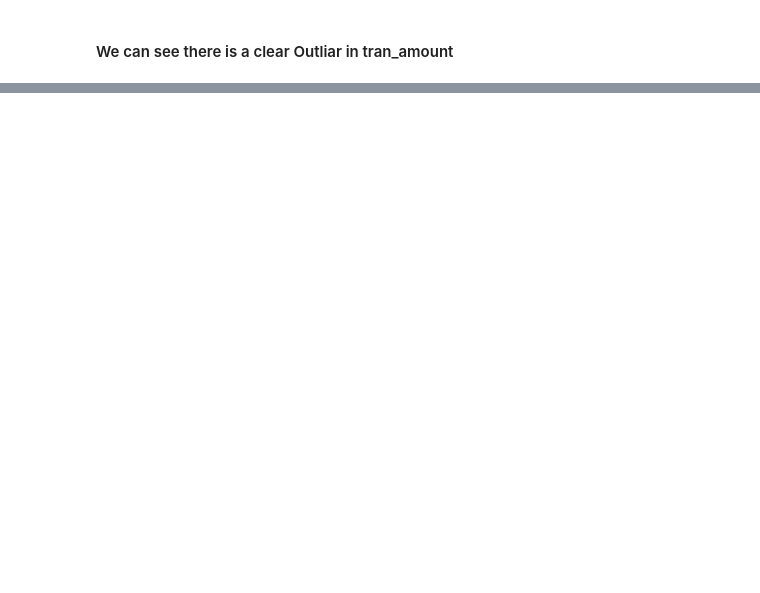
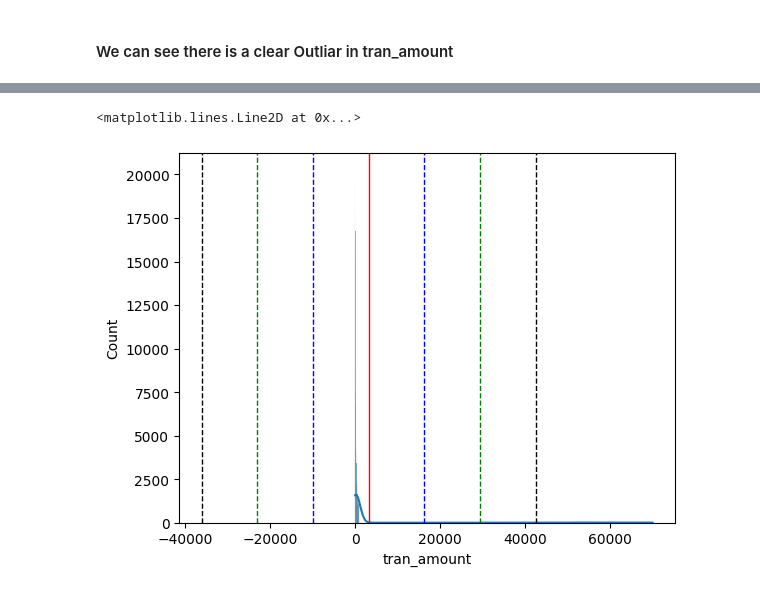
Before and after one commit to jdhova/DummyBank, a Jupyter notebook: Transaction.ipynb, the cells around one changed output, grey strips where cells are left out. Cells and saved outputs as stored; diff of their text form; code cells hidden in the pictures; blank space fills up the shorter version.

```diff
--- a/Transaction.ipynb
+++ b/Transaction.ipynb
@@ -198,0 +171,19 @@ pd.DataFrame(data_transactions.groupby(['platform','product_category'])['product
+# %%
+sns.histplot(data_transactions.tran_amount, kde= True)
+plt.axvline(meanTrans, color='r',linestyle = 'solid',linewidth =1)
+
+
+plt.axvline(meanTrans + stdTrans, color='b',linestyle = 'dashed', linewidth =1)
+plt.axvline(meanTrans - stdTrans, color='b',linestyle = 'dashed', linewidth =1)
+
+
+plt.axvline(meanTrans + 2* stdTrans, color='g',linestyle = 'dashed', linewidth =1)
+plt.axvline(meanTrans - 2* stdTrans, color='g',linestyle = 'dashed', linewidth =1)
+
+
+
+plt.axvline(meanTrans + 3* stdTrans, color='black',linestyle = 'dashed', linewidth =1)
+plt.axvline(meanTrans - 3* stdTrans, color='black',linestyle = 'dashed', linewidth =1)
+# %% [output]
+<matplotlib.lines.Line2D at 0x...>
+[figure, added]
```
Also changed, not shown: parts of 8 cells of this notebook.
